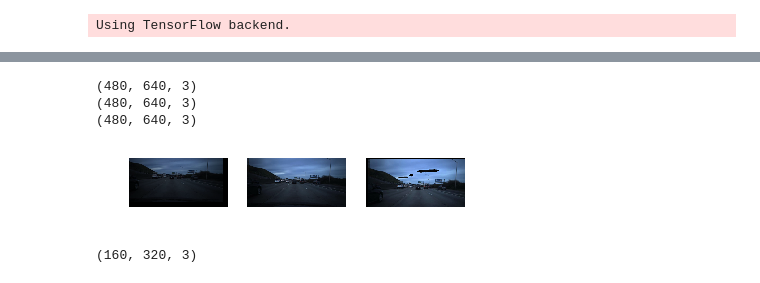
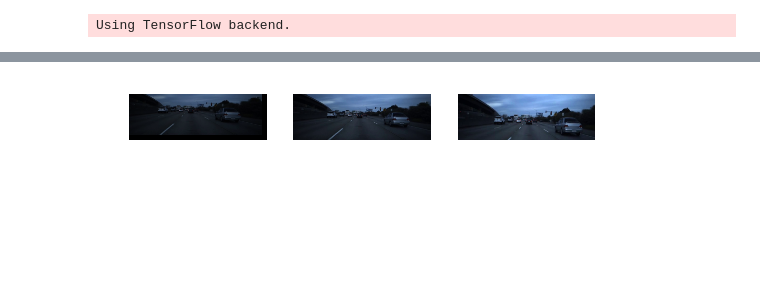
Before and after one commit to afcarl/speed-predictor, a Jupyter notebook: image_processing.ipynb, the cells around one changed output, grey strips where cells are left out. Saved outputs shown, nothing was run; the diff lists cells and outputs as text; code cells hidden in the pictures; blank space fills up the shorter version.

```diff
--- a/image_processing.ipynb
+++ b/image_processing.ipynb
@@ -34,6 +34,6 @@ plt.show()
 # %%
 print("original size:", img.shape)
-crop_size = (70,390,0,640)
+crop_size = (134,330,32,608)
 plt.imshow(crop_image(img, crop_size))
 print("crop size:", crop_image(img, crop_size).shape)
 plt.axis('off')
@@ -53,8 +53,8 @@ show_3(augment_image_brightness(img, brightness_min),
 # %%
-translation_x_min = -30
-translation_x_max = 30
-translation_y_min = -30
-translation_y_max = 30
+translation_x_min = -20
+translation_x_max = 20
+translation_y_min = -20
+translation_y_max = 20
 
 show_3(translate_image(img, translation_x_min, translation_y_min),
        img,
@@ -79,24 +79,13 @@ show_3(stretch_image(img, scale_x1_min, scale_x2_min, scale_y1_min, scale_y2_min
-# %%
-print(img.shape)
-print(stretch_image(img, scale_x1_max, scale_x2_max, scale_y1_max, scale_y2_max).shape)
-print(translate_image(img, translation_x_max, translation_y_max).shape)
-# %% [output]
-(480, 640, 3)
-(480, 640, 3)
-(480, 640, 3)
 # %%
-image_size = (320, 160)
+image_size = (288, 98)
 min_aug = augment_image(img, crop_size, image_size, brightness_min, translation_x_min, translation_y_min,
                        scale_x1_min, scale_x2_min, scale_y1_min, scale_y2_min)
 max_aug = augment_image(img, crop_size, image_size, brightness_max, translation_x_max, translation_y_max,
                        scale_x1_max, scale_x2_max, scale_y1_max, scale_y2_max)
 
 show_3(min_aug, cv2.resize(crop_image(img, crop_size), image_size), max_aug)
-
-print(min_aug.shape)
 # %% [output]
-[figure, old version]
+[figure, new version]
-(160, 320, 3)
 # %%
 aug_image = augment_images([img])[0]
 print(aug_image.shape)
```
Also changed, not shown: parts of 15 cells of this notebook, 2 other files.
